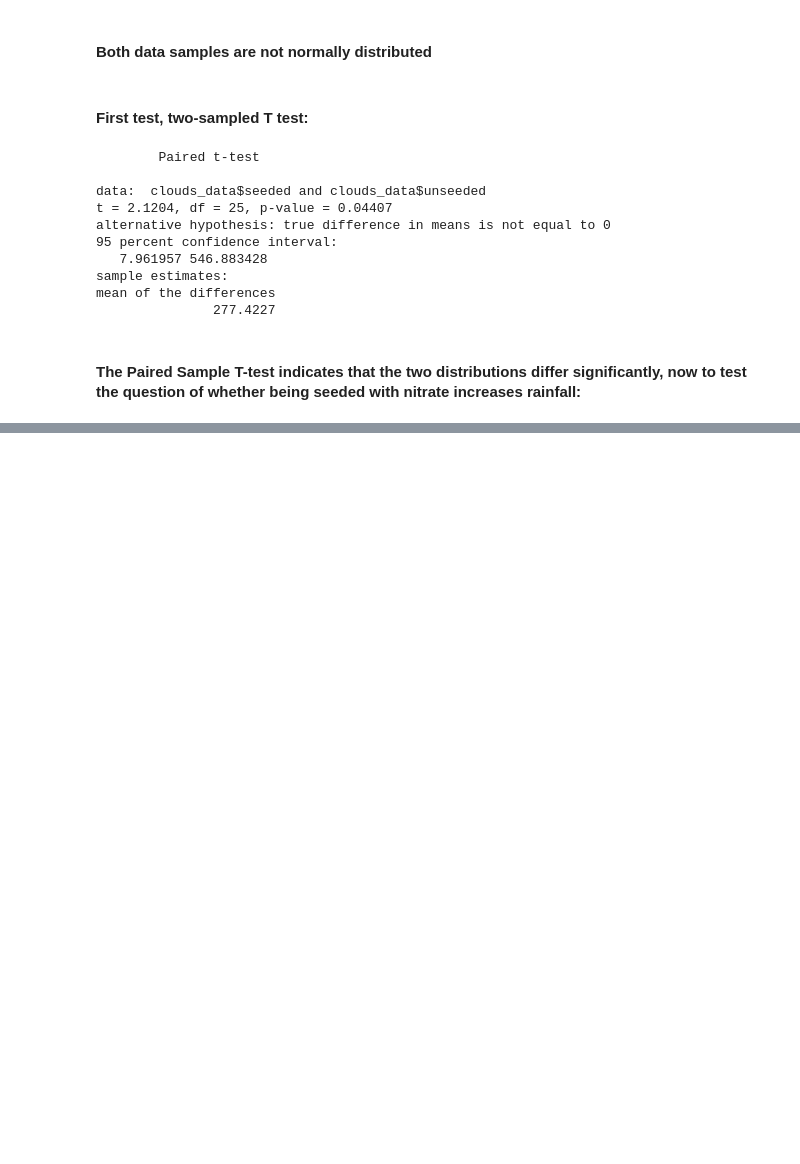
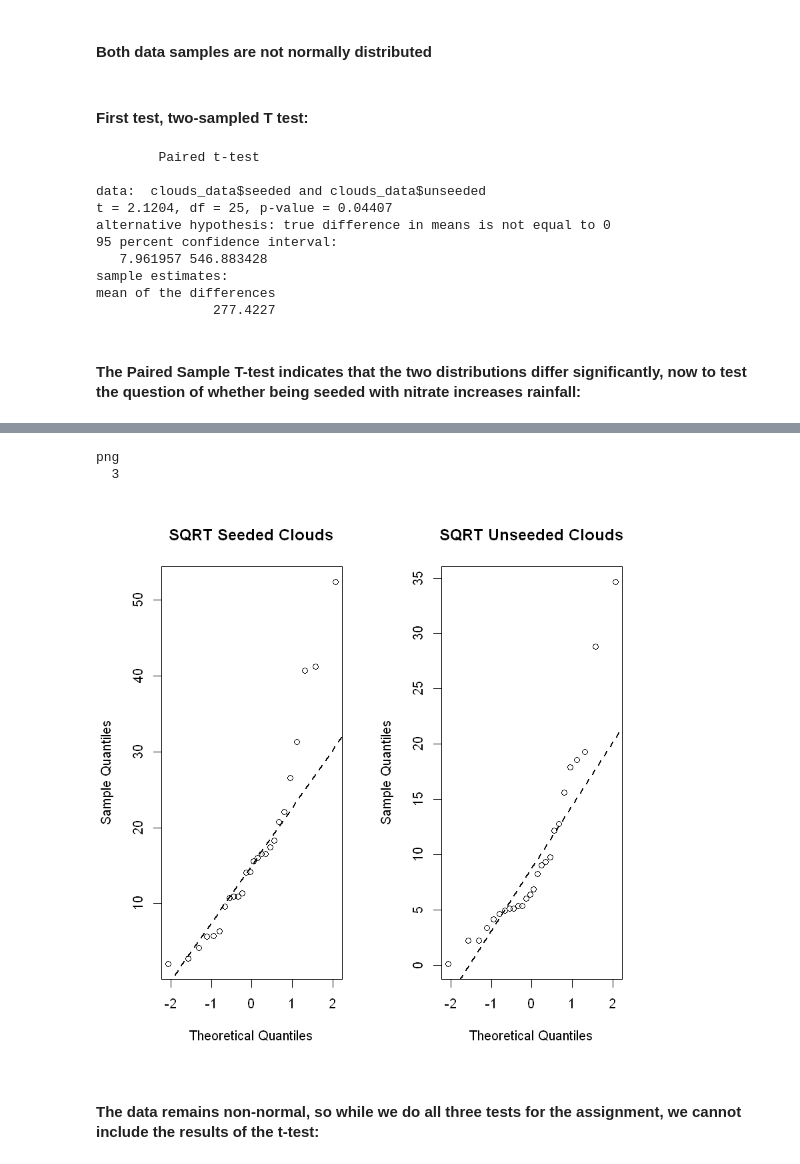
Before and after one commit to Pmobilee/R-Data_Analysis, a Jupyter notebook: assignment_1/E2_Seeded_Clouds.ipynb, the cells around one changed output, grey strips where cells are left out. Saved outputs shown, nothing was run; the diff lists cells and outputs as text; code cells hidden in the pictures; blank space fills up the shorter version.

```diff
--- a/assignment_1/E2_Seeded_Clouds.ipynb
+++ b/assignment_1/E2_Seeded_Clouds.ipynb
@@ -92,0 +153,11 @@ mean of the differences
+# %%
+par(mfrow = c(1, 2))
+qqnorm(sqrt_seeded, main='SQRT Seeded Clouds'); qqline(sqrt_seeded, col = 1,lwd=2,lty=2)
+qqnorm(sqrt_unseeded, main='SQRT Unseeded Clouds'); qqline(sqrt_unseeded, col = 1,lwd=2,lty=2)
+dev.copy(png,'plots/2b_sqrt_qqnorm.png', width=800, height=400)
+# %% [output]
+png
+  3
+[figure, added]
+# %% [markdown]
+#### The data remains non-normal, so while we do all three tests for the assignment, we cannot include the results of the t-test:
```
Also changed, not shown: parts of 23 cells of this notebook, 8 other files.
